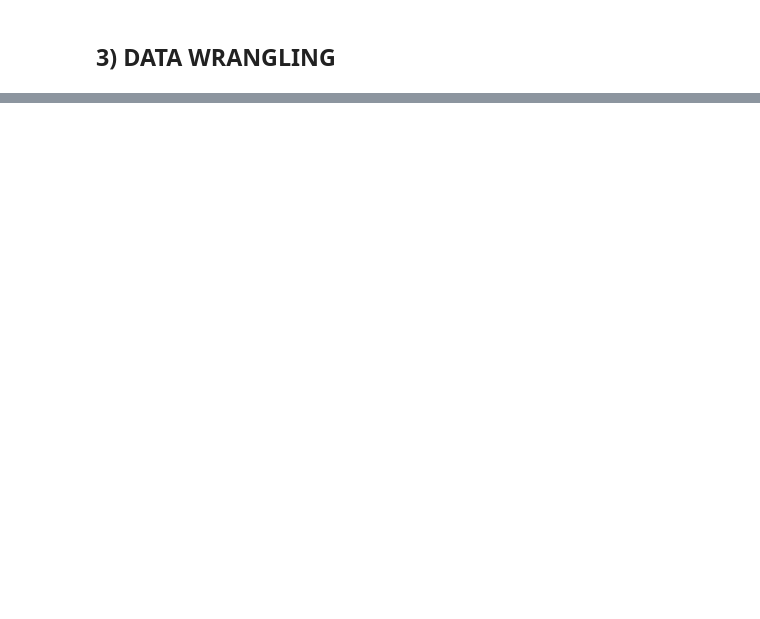
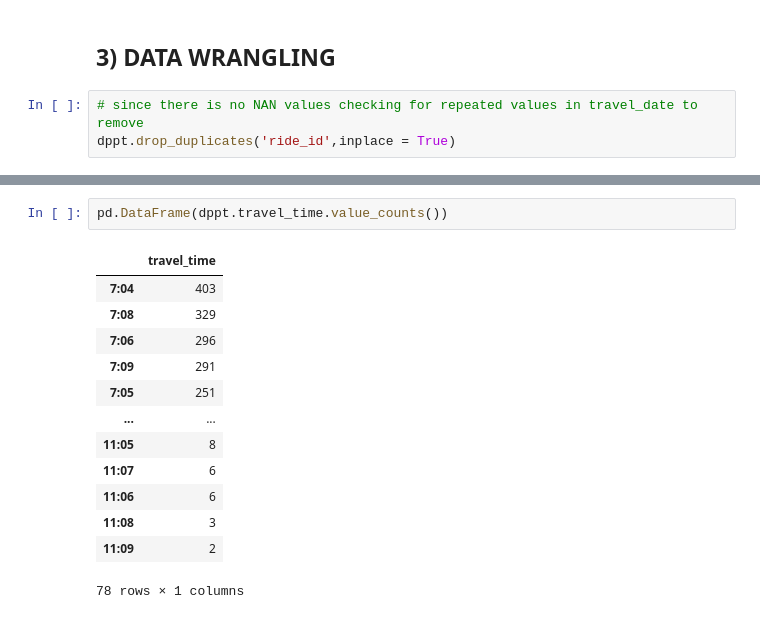
Before and after one commit to vinodvicki/-Demand-Prediction-for-public-transport, a Jupyter notebook: Copy_of_Demand_Prediction_for_Public_Transport_Capstone_Project.ipynb, the cells around one changed output, grey strips where cells are left out. Cells and saved outputs as stored; diff of their text form; blank space fills up the shorter version.

```diff
--- a/Copy_of_Demand_Prediction_for_Public_Transport_Capstone_Project.ipynb
+++ b/Copy_of_Demand_Prediction_for_Public_Transport_Capstone_Project.ipynb
@@ -163,3 +164,6 @@ dppt.describe(include='all')
 | max | 20117.000000 | NaN | NaN | NaN | NaN | NaN | NaN | ... |
 # %% [markdown]
 ## 3) DATA WRANGLING
+# %%
+# since there is no NAN values checking for repeated values in travel_date to remove
+dppt.drop_duplicates('ride_id',inplace = True)
@@ -165,0 +190,16 @@ dppt.describe(include='all')
+# %%
+pd.DataFrame(dppt.travel_time.value_counts())
+# %% [output]
+|  | travel_time |
+| 7:04 | 403 |
+| 7:08 | 329 |
+| 7:06 | 296 |
+| 7:09 | 291 |
+| 7:05 | 251 |
+| ... | ... |
+| 11:05 | 8 |
+| 11:07 | 6 |
+| 11:06 | 6 |
+| 11:08 | 3 |
+| 11:09 | 2 |
+78 rows × 1 columns
```
Also changed, not shown: parts of 2 cells of this notebook.
